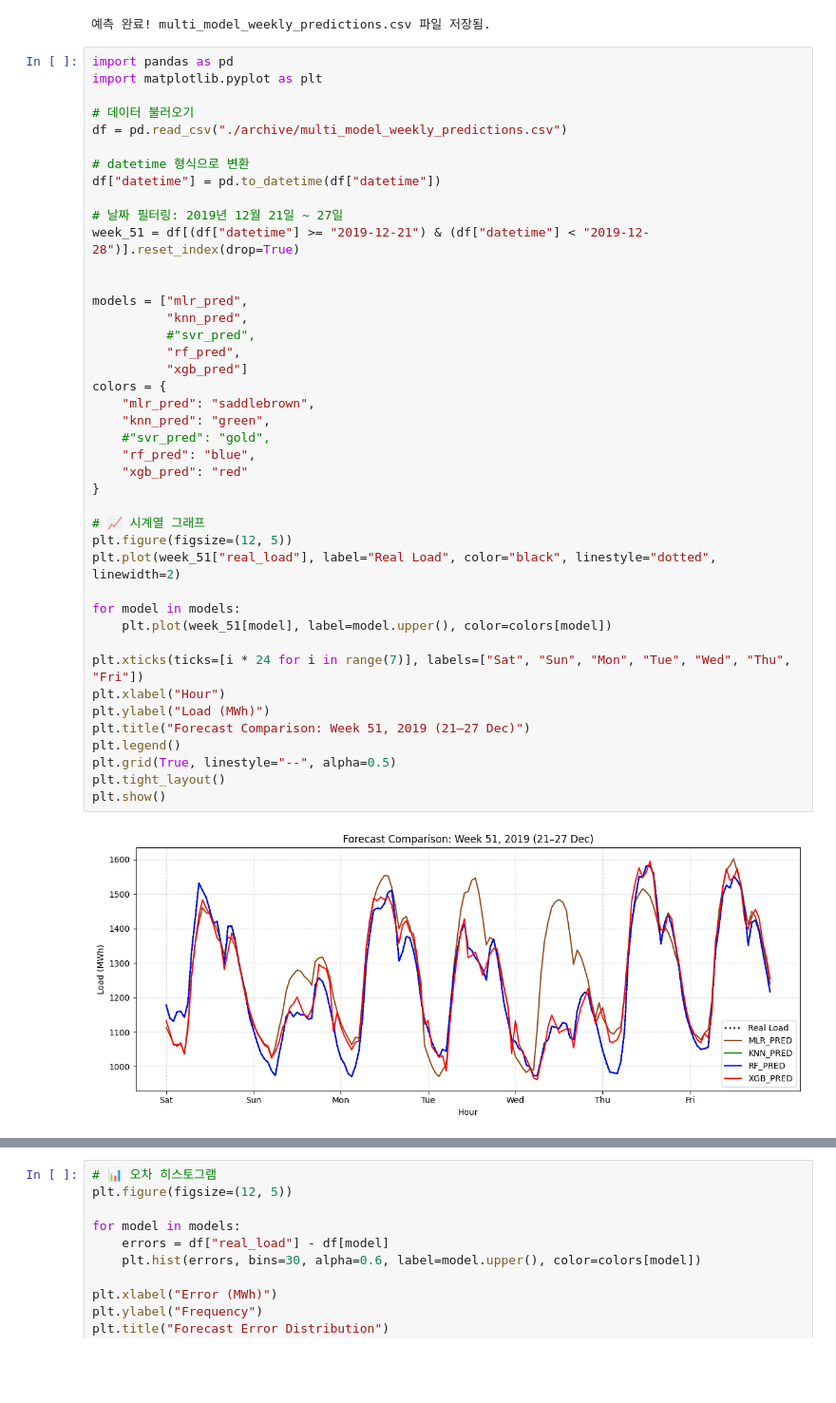
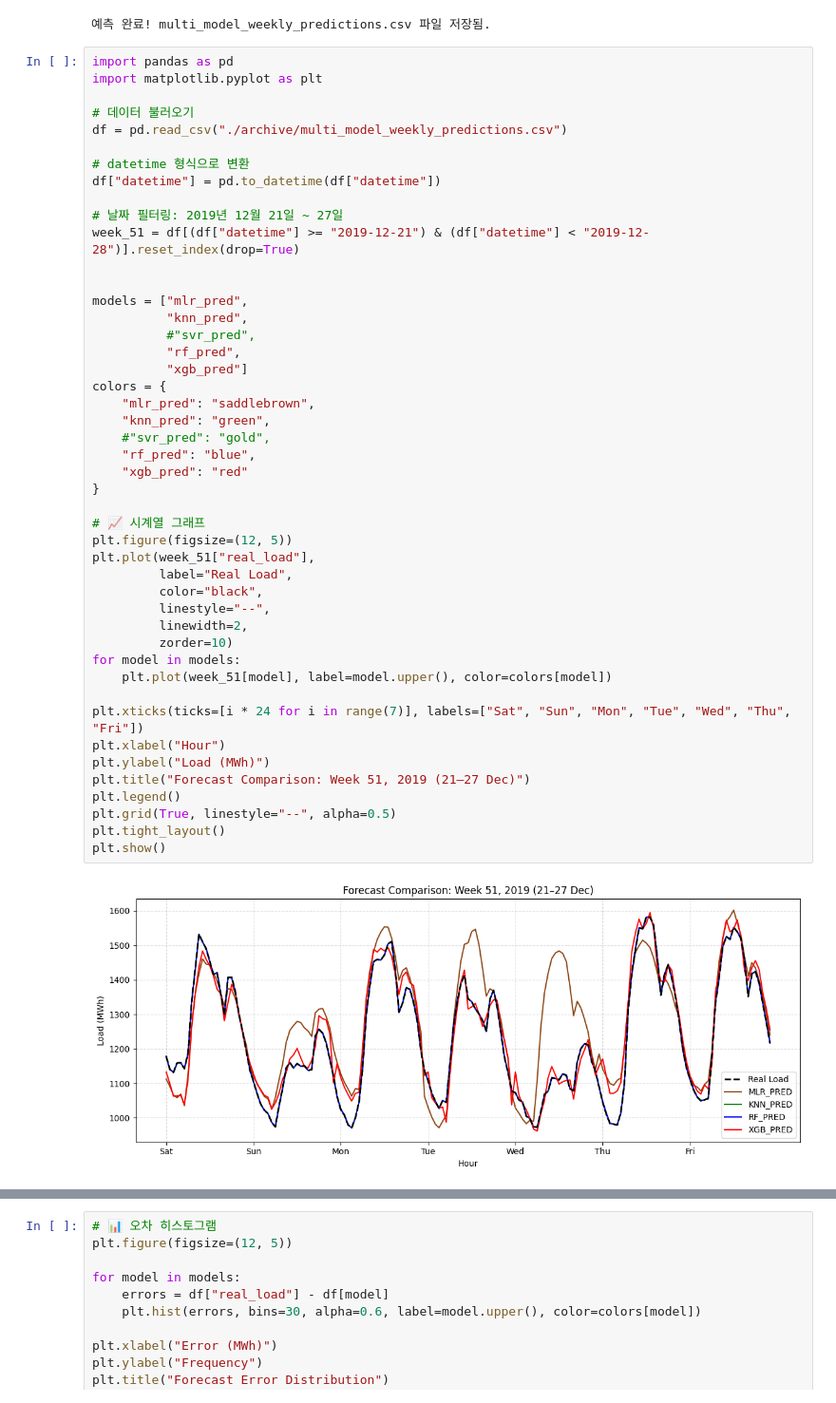
Before and after one commit to jeonjunhyeokk/LoadForeCasting_ML, a Jupyter notebook: LFC_v2.ipynb, the cells around one changed output, grey strips where cells are left out. Shown at 95% size. Drawn from its saved outputs; the diff is of its cells as text; blank space fills up the shorter version.

```diff
--- a/LFC_v2.ipynb
+++ b/LFC_v2.ipynb
@@ -738,33 +738,37 @@ df["datetime"] = pd.to_datetime(df["datetime"])
 week_51 = df[(df["datetime"] >= "2019-12-21") & (df["datetime"] < "2019-12-28")].reset_index(drop=True)
 
 
 models = ["mlr_pred",
           "knn_pred",
           #"svr_pred",
           "rf_pred",
           "xgb_pred"]
 colors = {
     "mlr_pred": "saddlebrown",
     "knn_pred": "green",
     #"svr_pred": "gold",
     "rf_pred": "blue",
     "xgb_pred": "red"
 }
 
 # 📈 시계열 그래프
 plt.figure(figsize=(12, 5))
-plt.plot(week_51["real_load"], label="Real Load", color="black", linestyle="dotted", linewidth=2)
-
+plt.plot(week_51["real_load"],
+         label="Real Load",
+         color="black",
+         linestyle="--",
+         linewidth=2,
+         zorder=10)
 for model in models:
     plt.plot(week_51[model], label=model.upper(), color=colors[model])
 
 plt.xticks(ticks=[i * 24 for i in range(7)], labels=["Sat", "Sun", "Mon", "Tue", "Wed", "Thu", "Fri"])
 plt.xlabel("Hour")
 plt.ylabel("Load (MWh)")
 plt.title("Forecast Comparison: Week 51, 2019 (21–27 Dec)")
 plt.legend()
 plt.grid(True, linestyle="--", alpha=0.5)
 plt.tight_layout()
 plt.show()
 # %% [output]
-[figure, old version]
+[figure, new version]
```
Also changed, not shown: parts of 1 cell of this notebook, 1 other file.
